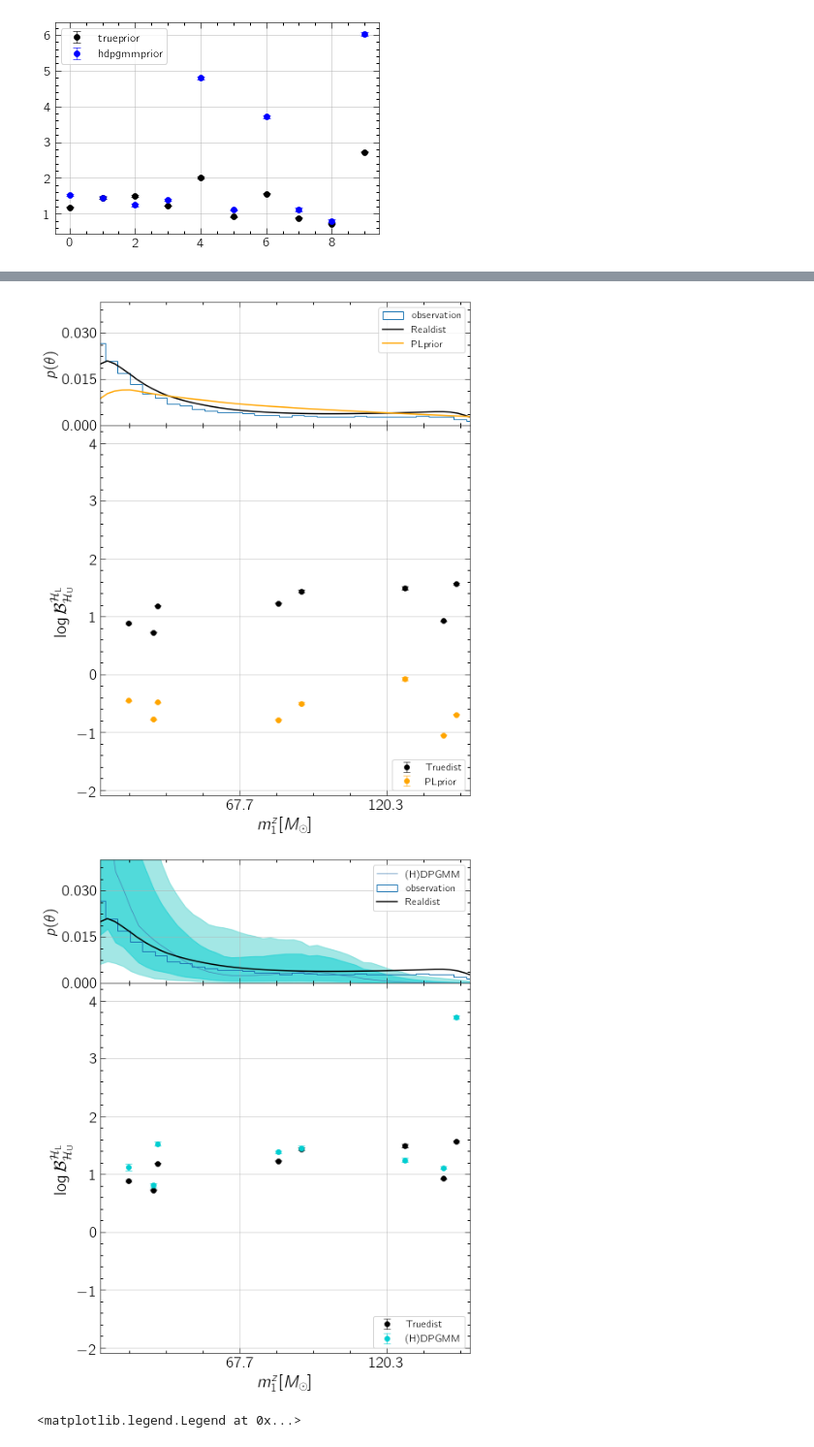
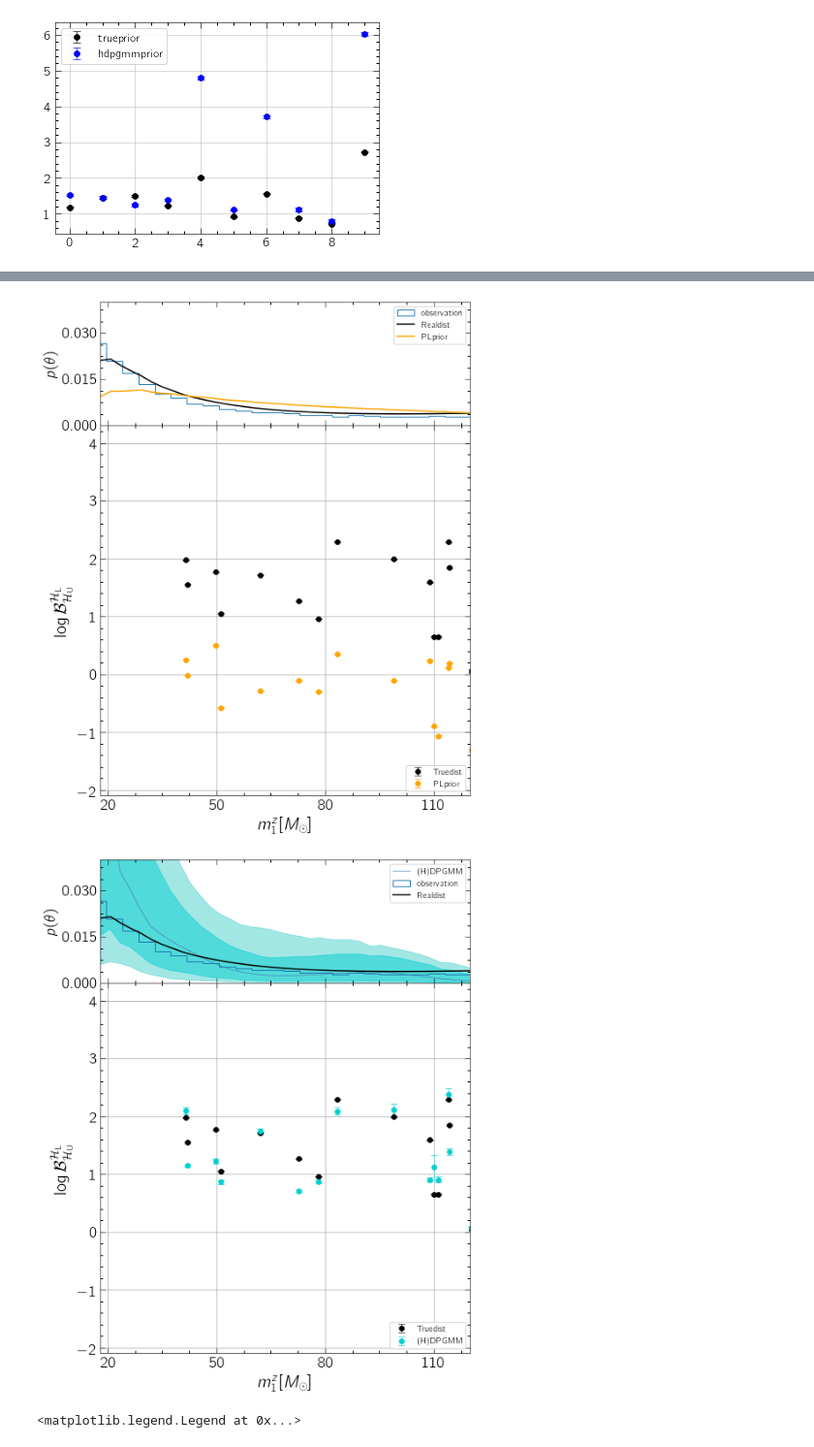
Before and after one commit to sterinaldi/lensingpop, a Jupyter notebook: result/BLU.ipynb, the cells around one changed output, grey strips where cells are left out. Shown: that part at 97% size. Cells and saved outputs as stored; diff of their text form; code cells hidden in the pictures.

```diff
--- a/result/BLU.ipynb
+++ b/result/BLU.ipynb
@@ -85,23 +75,23 @@ plt.legend()
 # %% [output]
 <matplotlib.legend.Legend at 0x...>
 [figure]
+# %%
+m1z = m1z=m1*(1+redshift)
+m1z = m1z[:int(m1z.size/2)]
+index = np.where(m1z<90)[0]
 # %%
 blu_uni=[]
 blu_true=[]
 blu_hdpgmm=[]
 blu_pl=[]
 #blu_obs=[]
-t0 = time.time()
-for i in range(10):
+
+for i in tqdm(index, total = int(index.size), desc = 'BLU-lensed pair'):
     blu_true.append(OLU_true.BayesFactor_PEuniform(img1[i],img2[i]))
     blu_hdpgmm.append(OLU.BayesFactor_PEuniform(img1[i],img2[i]))
     blu_pl.append(OLU_pl.BayesFactor_PEuniform(img1[i],img2[i]))
     blu_uni.append(OLU_uni.BayesFactor_PEuniform(img1[i],img2[i]))
 #    blu_obs.append(OLU_obs.BayesFactor_PEuniform(img1[i],img2[i]))
-    if i%5 ==0:
-        print(time.time()-t0)
-        t0 = time.time()
-
 
 blu_true = np.array(blu_true)
 blu_hdpgmm = np.array(blu_hdpgmm)
@@ -130,18 +119,11 @@ plt.legend()
 # %%
 np.savez('blu_data.npz',bt=blu_true, bh=blu_hdpgmm, bp=blu_pl , bu=blu_uni)
 # %%
-#from marginal_plot import *
-
-with open('./real_dist.pkl', 'rb') as f:
-    pop_true=dill.load(f)
-# HDPGMM
-with open('./PL_pdf.pkl', 'rb') as f:
-    pop_power=dill.load(f)
-
-xlim=(18,150)
+from marginal_plt import *
+%matplotlib inline
+xlim=(18,120)
 ylim=(-2.1,4.3)
-n = 10
-m1z=m1*(1+redshift)
+n = blu_true.shape[0]
 plotting_two(blu_true[:n], blu_uni[:n],pop_model,
              pop_true,pop_power, m1z[:n],math_blu,
              real_dist=True,uni_dist=True,xlim=xlim,ylim=ylim)
@@ -162,5 +144,5 @@ plt.savefig('blu_dpgmm.pdf',bbox_inches = 'tight')
-[figure, old version]
+[figure, new version]
-[figure, old version]
+[figure, new version]
 # %%
 with open('/Users/damon/Desktop/lensingpop/result/obs_pop_m1m2xeff.pkl', 'rb') as f:
     pop_obs=dill.load(f)[0]
```
Also changed, not shown: parts of 5 cells of this notebook, 11 other files.
